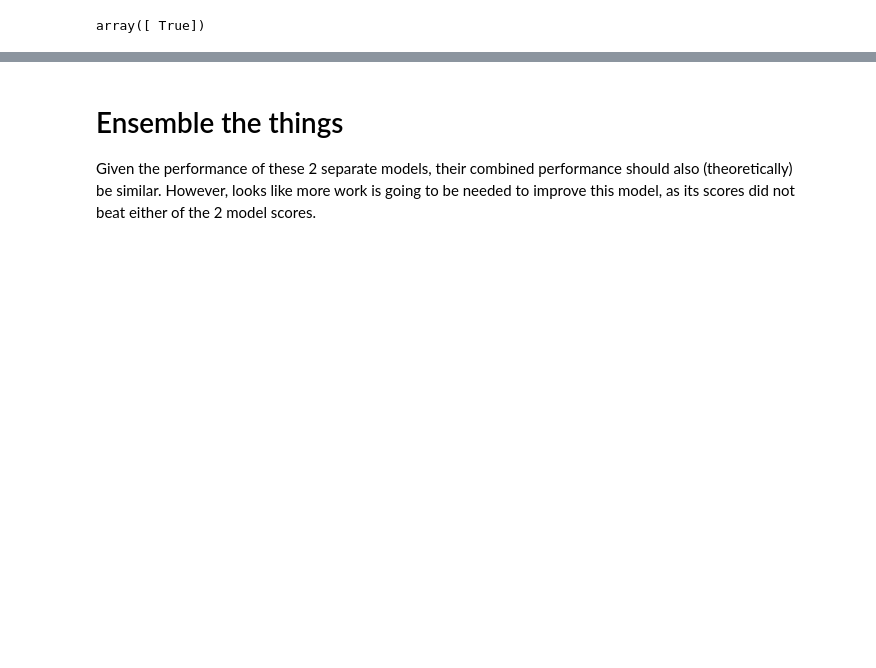
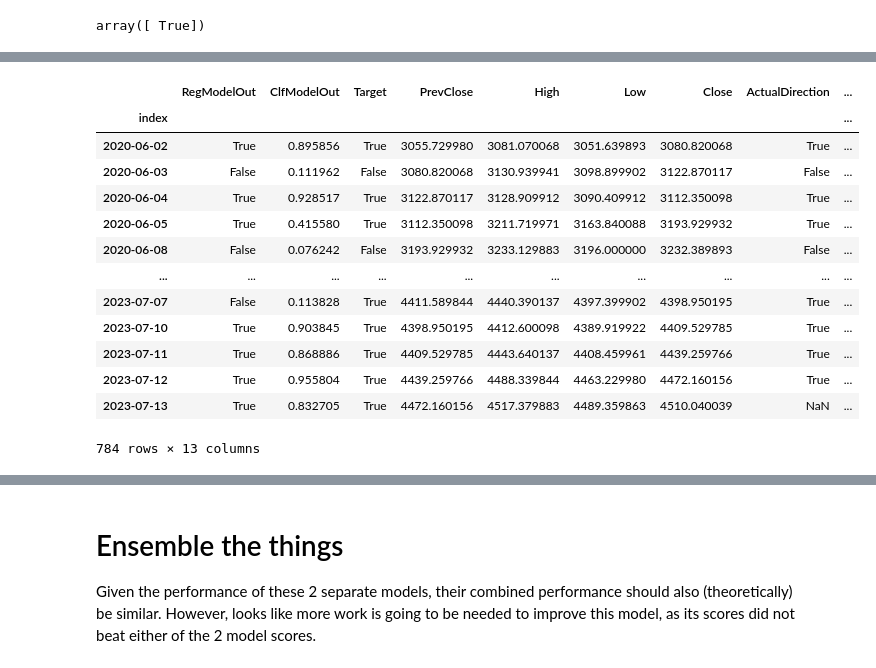
Before and after one commit to wnstnb/gameday_spx, a Jupyter notebook: model_dev_lr.ipynb, the cells around one changed output, grey strips where cells are left out. Cells and saved outputs as stored; diff of their text form; code cells hidden in the pictures; blank space fills up the shorter version.

Commit message:
new model add

```diff
--- a/model_dev_lr.ipynb
+++ b/model_dev_lr.ipynb
@@ -732,0 +830,17 @@ df_ensemble['ActualDirection'].mean()
+# %%
+df_ensemble
+# %% [output]
+|  | RegModelOut | ClfModelOut | Target | PrevClose | High | Low | Close | ActualDirection | ... |
+| index |  |  |  |  |  |  |  |  | ... |
+| 2020-06-02 | True | 0.895856 | True | 3055.729980 | 3081.070068 | 3051.639893 | 3080.820068 | True | ... |
+| 2020-06-03 | False | 0.111962 | False | 3080.820068 | 3130.939941 | 3098.899902 | 3122.870117 | False | ... |
+| 2020-06-04 | True | 0.928517 | True | 3122.870117 | 3128.909912 | 3090.409912 | 3112.350098 | True | ... |
+| 2020-06-05 | True | 0.415580 | True | 3112.350098 | 3211.719971 | 3163.840088 | 3193.929932 | True | ... |
+| 2020-06-08 | False | 0.076242 | False | 3193.929932 | 3233.129883 | 3196.000000 | 3232.389893 | False | ... |
+| ... | ... | ... | ... | ... | ... | ... | ... | ... | ... |
+| 2023-07-07 | False | 0.113828 | True | 4411.589844 | 4440.390137 | 4397.399902 | 4398.950195 | True | ... |
+| 2023-07-10 | True | 0.903845 | True | 4398.950195 | 4412.600098 | 4389.919922 | 4409.529785 | True | ... |
+| 2023-07-11 | True | 0.868886 | True | 4409.529785 | 4443.640137 | 4408.459961 | 4439.259766 | True | ... |
+| 2023-07-12 | True | 0.955804 | True | 4439.259766 | 4488.339844 | 4463.229980 | 4472.160156 | True | ... |
+| 2023-07-13 | True | 0.832705 | True | 4472.160156 | 4517.379883 | 4489.359863 | 4510.040039 | NaN | ... |
+784 rows × 13 columns
```
Also changed, not shown: parts of 37 cells of this notebook, 4 other files.
